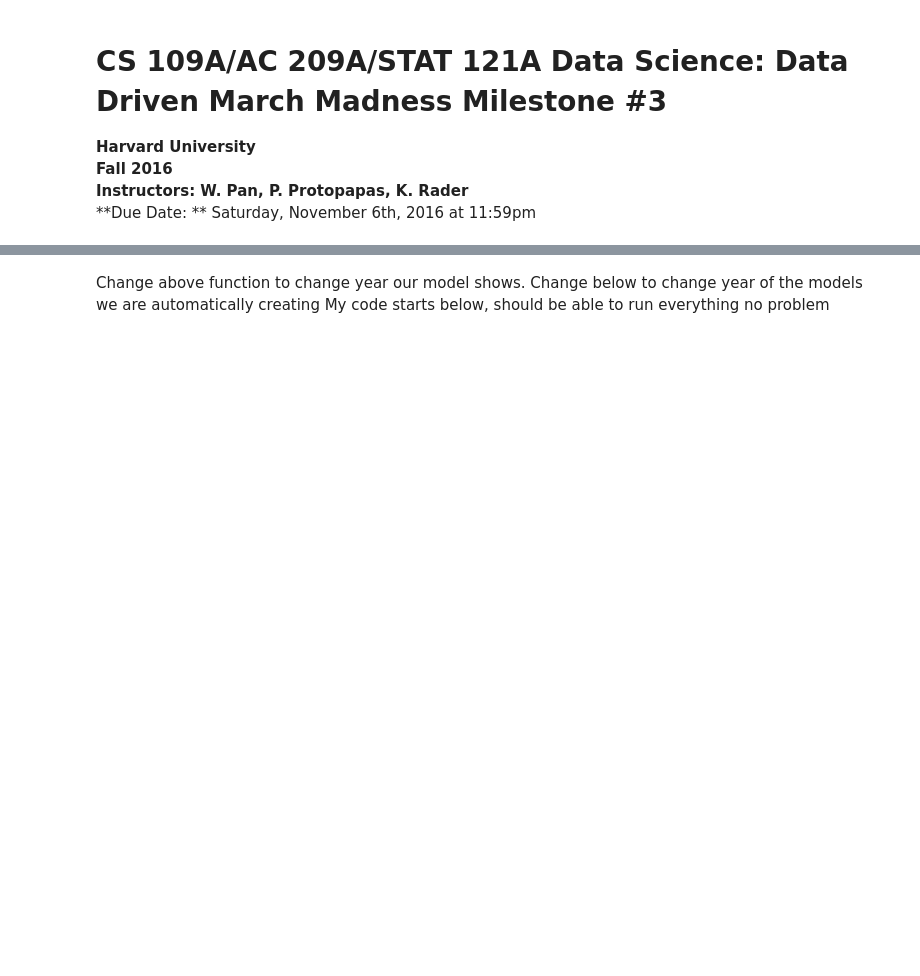
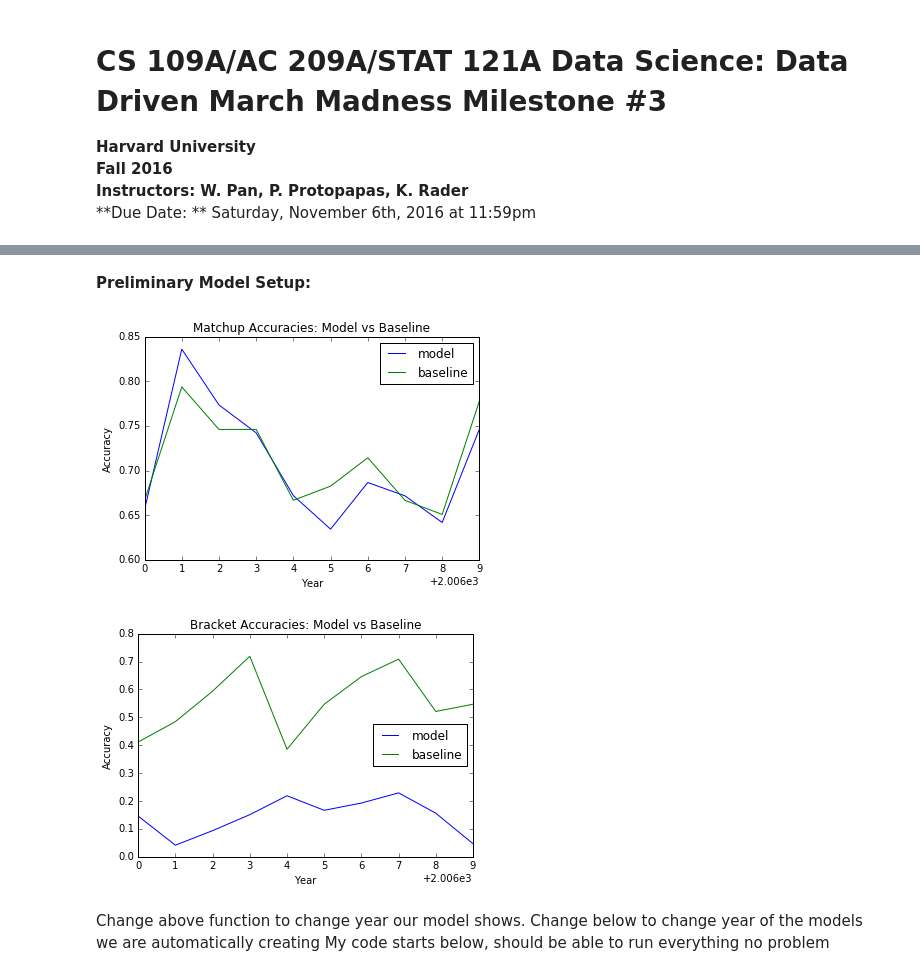
Before and after one commit to nishkakar/MarchMadness, a Jupyter notebook: InitialModel.ipynb, the cells around one changed output, grey strips where cells are left out. Cells and saved outputs as stored; diff of their text form; code cells hidden in the pictures; blank space fills up the shorter version.

```diff
--- a/InitialModel.ipynb
+++ b/InitialModel.ipynb
@@ -375,13 +6,0 @@ def accuracy_score(actual, predicted):
-# %%
-#differnetial equation
-#takes in two brackets and outputs
-#takes in a list of sets with each rounds victories
-#measures how different two brackets are
-def differential_score(seed_pre, mod_pre):
-    score = 0
-    bth_pre = zip(seed_pre, mod_pre)
-    for rnd in bth_pre:
-        com = list(set(rnd[0]) & set(rnd[1]))
-        score += (len(rnd[1]) - len(com))
-
-    return score/63.0
@@ -589,0 +71,2 @@ for i in range(2003, 2013):
+# %% [markdown]
+**Preliminary Model Setup:**
@@ -589,0 +425,35 @@ for i in range(2003, 2013):
+# %%
+modelMatchupAccuracies = []
+baselineMatchupAccuracies = []
+
+modelBracketAccuracies = []
+baselineBracketAccuracies = []
+
+for i in range(2003, 2013):
+    marchMadnessModel = MarchMadnessTournament(i+3)
+
+    modelMatchupAccuracies.append(marchMadnessModel.modelMatchupAccuracy)
+    baselineMatchupAccuracies.append(marchMadnessModel.baselineMatchupAccuracy)
+
+    modelBracketAccuracies.append(marchMadnessModel.modelBracketAccuracy)
+    baselineBracketAccuracies.append(marchMadnessModel.baselineBracketAccuracy)
+# %%
+plt.plot(range(2006, 2016), modelMatchupAccuracies, color='b', label='model')
+plt.plot(range(2006, 2016), baselineMatchupAccuracies, color='g', label='baseline')
+plt.xlabel("Year")
+plt.ylabel("Accuracy")
+plt.title("Matchup Accuracies: Model vs Baseline")
+plt.legend(loc='best')
+plt.show()
+
+plt.clf()
+plt.plot(range(2006, 2016), modelBracketAccuracies, color='b', label='model')
+plt.plot(range(2006, 2016), baselineBracketAccuracies, color='g', label='baseline')
+plt.xlabel("Year")
+plt.ylabel("Accuracy")
+plt.title("Bracket Accuracies: Model vs Baseline")
+plt.legend(loc='best')
+plt.show()
+# %% [output]
+[figure, added]
+[figure, added]
```
Also changed, not shown: parts of 44 cells of this notebook, 1 other file.
